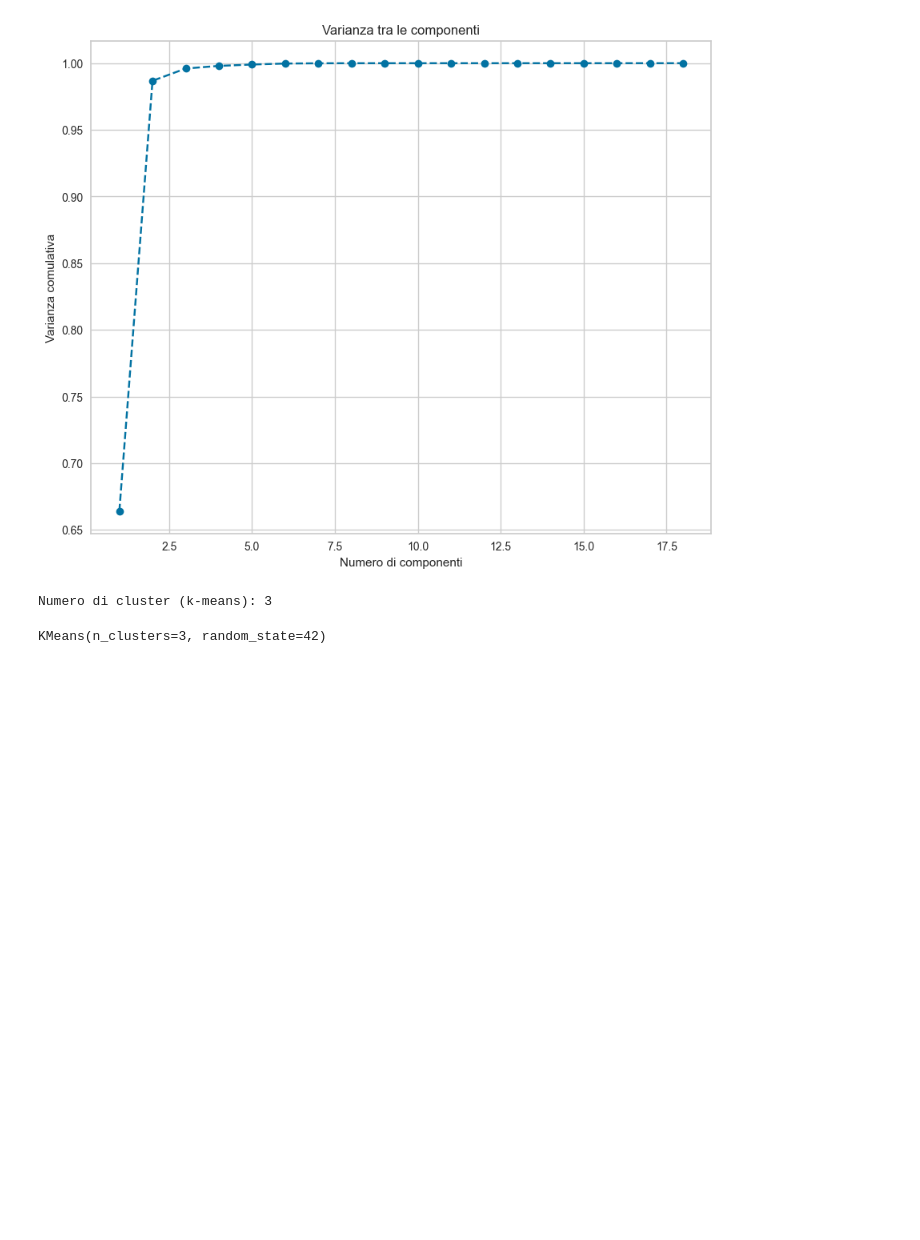
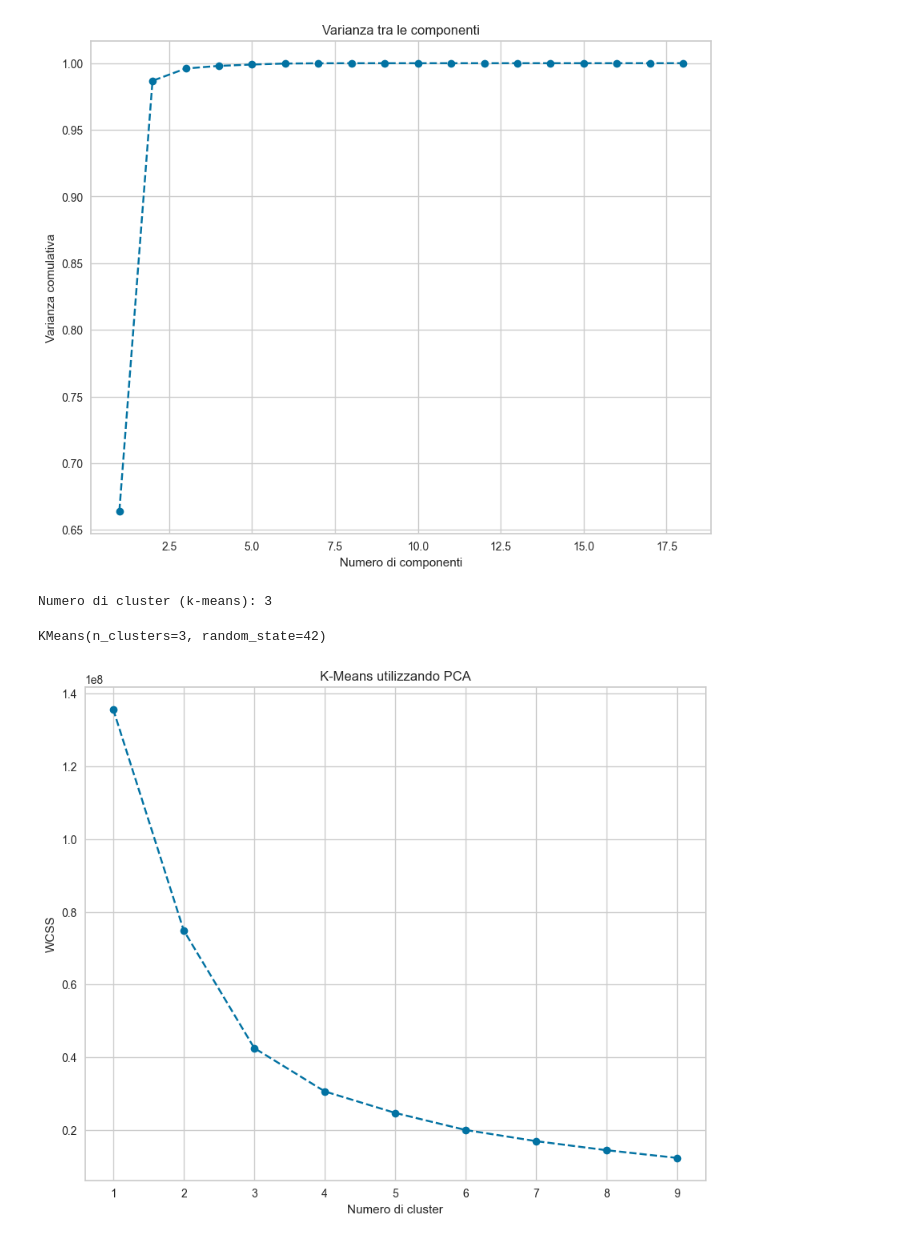
Before and after one commit to MatteoFerretti98/PHM2021_Data_Challenge_Exam_Project, a Jupyter notebook: clustering.ipynb, the cells around one changed output. Drawn from its saved outputs; the diff is of its cells as text; code cells hidden in the pictures; blank space fills up the shorter version.

```diff
--- a/clustering.ipynb
+++ b/clustering.ipynb
@@ -130,26 +130,25 @@ KMeans.plot_variance_ratio(df_X_s_norm)
 # %%
 #prendiamo l'80% della varianza comulativa
 scores_pca = KMeans.apply_pca(df_X_s_norm,2)
-# wcss = []
-# for i in range(1,10):
-#     kmeans_pca = KMeans.KMeans(n_clusters=i,init='k-means++',random_state=42)
-#     kmeans_pca.fit(scores_pca)
-#     wcss.append(kmeans_pca.inertia_)
-#     print("it",str(i))
-# plt.figure(figsize=(10,8))
-# plt.plot(range(1,10),wcss,marker='o',linestyle='--')
-# plt.title('K-Means utilizzando PCA')
-# plt.xlabel('Numero di cluster')
-# plt.ylabel('WCSS')
-#kl = KneeLocator(range(1,10),wcss,curve="convex",direction="decreasing")
-print("Numero di cluster (k-means):",3)
-kmeans_pca = KMeans.KMeans(n_clusters=3,init='k-means++',random_state=42)
+wcss = []
+for i in range(1,10):
+     kmeans_pca = KMeans.KMeans(n_clusters=i,init='k-means++',random_state=42)
+     kmeans_pca.fit(scores_pca)
+     wcss.append(kmeans_pca.inertia_)
+     print("it",str(i))
+plt.figure(figsize=(10,8))
+plt.plot(range(1,10),wcss,marker='o',linestyle='--')
+plt.title('K-Means utilizzando PCA')
+plt.xlabel('Numero di cluster')
+plt.ylabel('WCSS')
+kl = KneeLocator(range(1,10),wcss,curve="convex",direction="decreasing")
+print("Numero di cluster (k-means):",kl.elbow)
+kmeans_pca = KMeans.KMeans(n_clusters=kl.elbow,init='k-means++',random_state=42)
 kmeans_pca.fit(scores_pca)
-df_segm_pca_kmeans = KMeans.concat_df(scores_pca,kmeans_pca)
-KMeans.view_kmeans_results_2d(df_segm_pca_kmeans,scores_pca,kmeans_pca)
 # %% [output]
 Numero di cluster (k-means): 3
 KMeans(n_clusters=3, random_state=42)
+[figure, added]
 # %%
 df_segm_pca_kmeans = KMeans.concat_df(df_X_s,scores_pca,kmeans_pca)
 KMeans.view_kmeans_results_2d(df_segm_pca_kmeans,scores_pca,kmeans_pca)
```
Also changed, not shown: parts of 7 cells of this notebook, 1 other file.
